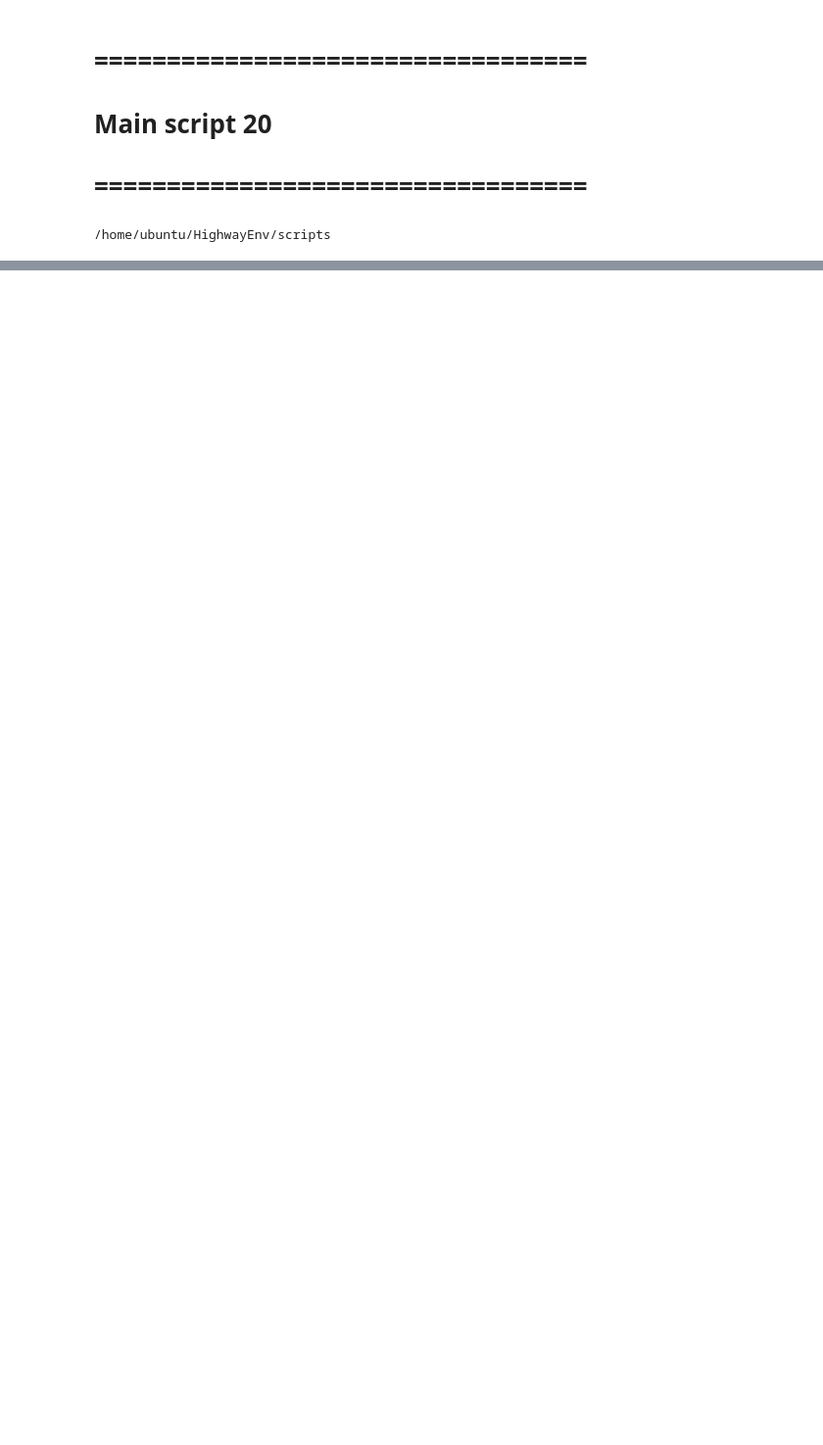
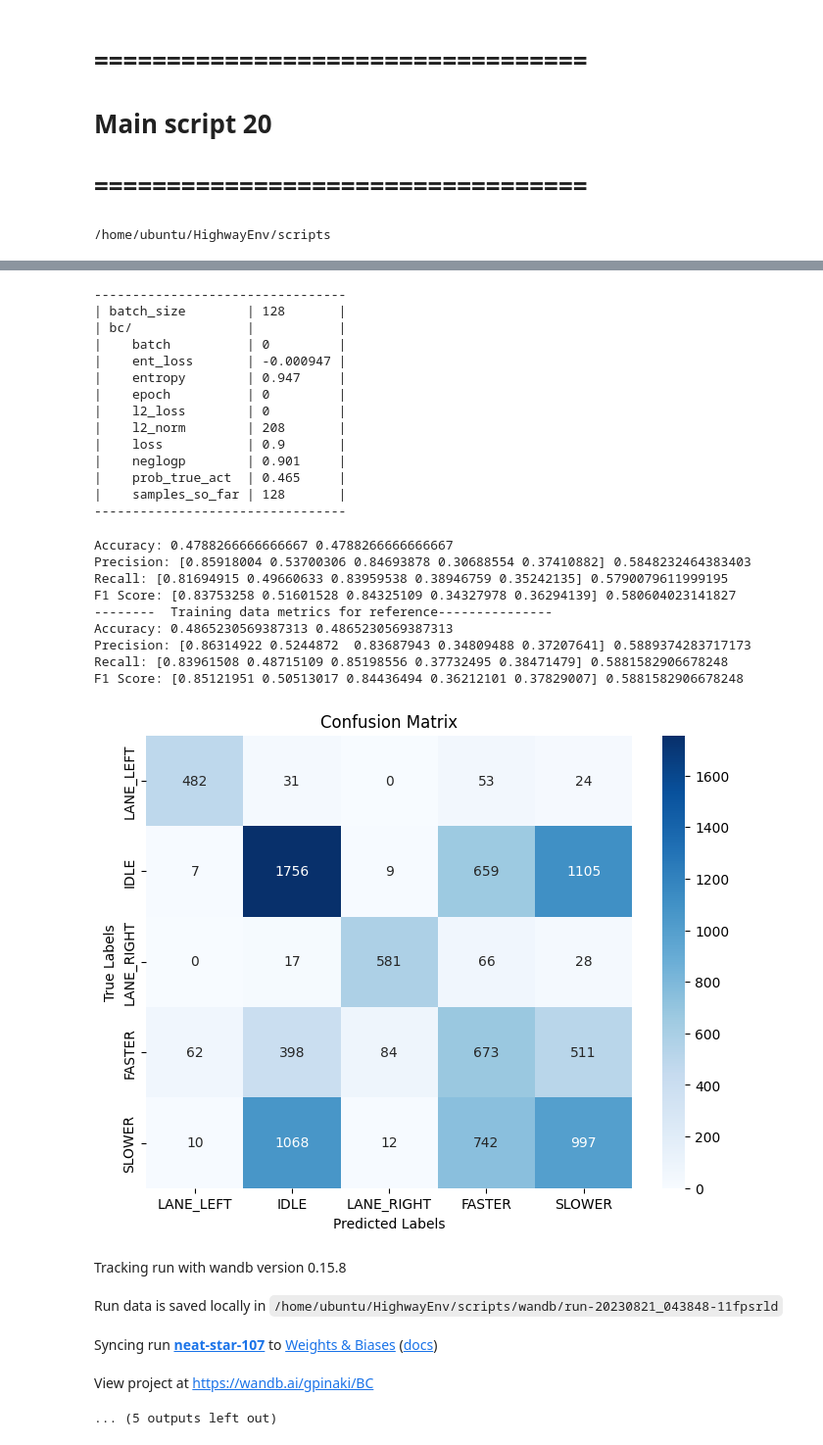
Before and after one commit to pinakigupta/HighwayEnv, a Jupyter notebook: scripts/sb3_highway_ppo_transformer.ipynb, the cells around one changed output, grey strips where cells are left out. Shown at 98% size. Drawn from its saved outputs; the diff is of its cells as text; code cells hidden in the pictures; blank space fills up the shorter version.

```diff
--- a/scripts/sb3_highway_ppo_transformer.ipynb
+++ b/scripts/sb3_highway_ppo_transformer.ipynb
@@ -114 +122,12 @@ extract_path = "../data/expert_data"
+# %%
+def create_trainer(env, policy, **kwargs):
+    return       bc.BC(
+                        observation_space=env.observation_space,
+                        action_space=env.action_space,
+                        demonstrations=None, #training_transitions,
+                        rng=np.random.default_rng(),
+                        batch_size=kwargs['batch_size'],
+                        device = device,
+                        policy=policy
+                        )
 # %%
@@ -333,0 +162,6 @@ Waiting for W&B process to finish... (success).
+# %%
+def train(trainer, data_loaders, **training_kwargs):
+    for epoch in range(training_kwargs['num_epochs']):
+        for data_loader in data_loaders:
+            trainer.set_demonstrations(data_loader)
+            trainer.train(n_epochs=1)
@@ -333,0 +223,26 @@ Waiting for W&B process to finish... (success).
+# %%
+if train == TrainEnum.BC:
+    env = make_configure_env(**env_kwargs)
+    state_dim = env.observation_space.high.shape[0]*env.observation_space.high.shape[1]
+    action_dim = env.action_space.n
+    num_epochs = 3
+    device = torch.device('cuda' if torch.cuda.is_available() else 'cpu')
+    policy = DefaultActorCriticPolicy(env, device)
+    batch_size= 128
+    bc_trainer = create_trainer(env, policy, batch_size=batch_size)
+    train_data_loaders, hdf5_train_file_names, hdf5_val_file_names = create_dataloaders(zip_filename, batch_size=batch_size)
+    train(bc_trainer, train_data_loaders, num_epochs=num_epochs)
+    calculate_validation_metrics(bc_trainer, hdf5_train_file_names, hdf5_val_file_names)
+
+    with wandb.init(
+                        project="BC",
+                        # magic=True,
+                    ) as run:
+                    run.name = f"sweep_{month}{day}_{timenow()}"
+                    # Log the model as an artifact in wandb
+                    torch.save(bc_trainer, 'BC_agent.pth')
+                    artifact = wandb.Artifact("trained_model", type="model")
+                    artifact.add_file("BC_agent.pth")
+                    run.log_artifact(artifact)
+    wandb.finish()
+# %% [output]
@@ -333,0 +319,29 @@ Waiting for W&B process to finish... (success).
+---------------------------------
+| batch_size        | 128       |
+| bc/               |           |
+|    batch          | 0         |
+|    ent_loss       | -0.000947 |
+|    entropy        | 0.947     |
+|    epoch          | 0         |
+|    l2_loss        | 0         |
+|    l2_norm        | 208       |
+|    loss           | 0.9       |
+|    neglogp        | 0.901     |
+|    prob_true_act  | 0.465     |
+|    samples_so_far | 128       |
+---------------------------------
+Accuracy: 0.4788266666666667 0.4788266666666667
+Precision: [0.85918004 0.53700306 0.84693878 0.30688554 0.37410882] 0.5848232464383403
+Recall: [0.81694915 0.49660633 0.83959538 0.38946759 0.35242135] 0.5790079611999195
+F1 Score: [0.83753258 0.51601528 0.84325109 0.34327978 0.36294139] 0.580604023141827
+--------  Training data metrics for reference---------------
+Accuracy: 0.4865230569387313 0.4865230569387313
+Precision: [0.86314922 0.5244872  0.83687943 0.34809488 0.37207641] 0.5889374283717173
+Recall: [0.83961508 0.48715109 0.85198556 0.37732495 0.38471479] 0.5881582906678248
+F1 Score: [0.85121951 0.50513017 0.84436494 0.36212101 0.37829007] 0.5881582906678248
+[figure, added]
+Tracking run with wandb version 0.15.8
+Run data is saved locally in /home/ubuntu/HighwayEnv/scripts/wandb/run-20230821_043848-11fpsrld
+Syncing run neat-star-107 to Weights & Biases (docs)
+View project at https://wandb.ai/gpinaki/BC
+... (5 outputs left out)
```
Also changed, not shown: parts of 4 cells of this notebook, 1 other file.
